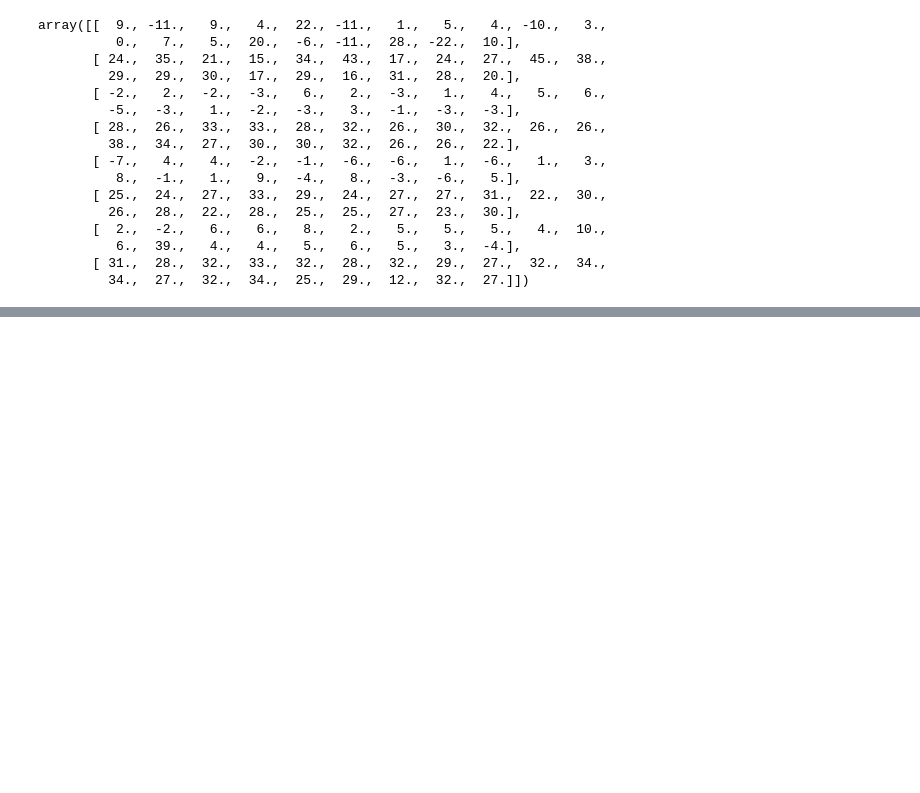
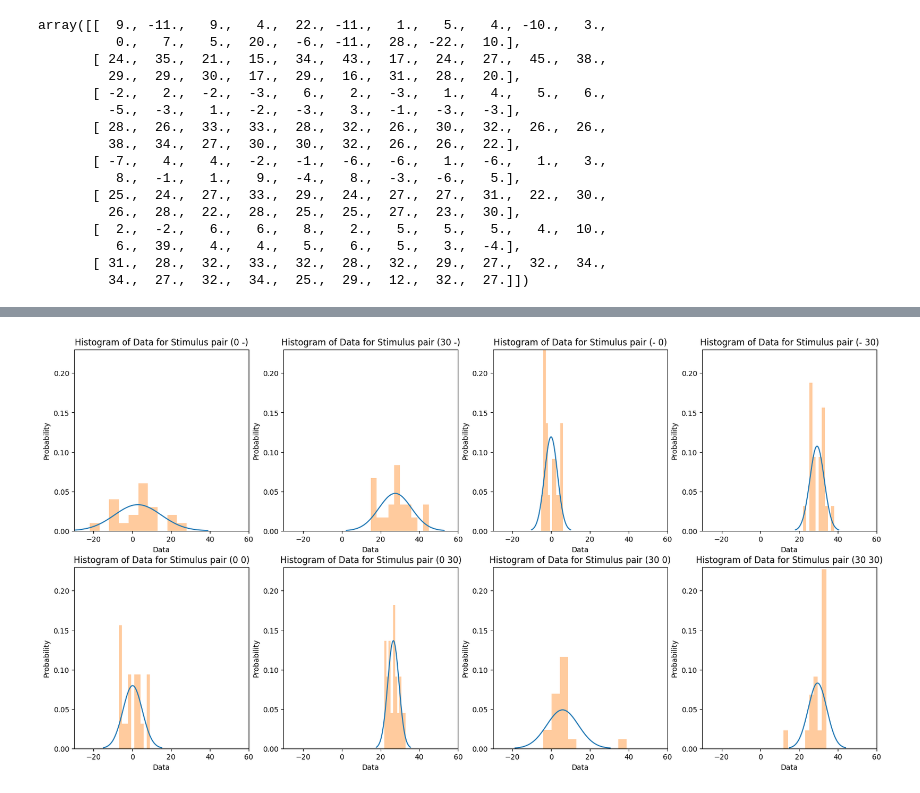
Before and after one commit to s180820/CogMod3, a Jupyter notebook: Notebooks/visualing.ipynb, the cells around one changed output, grey strips where cells are left out. Cells and saved outputs as stored; diff of their text form; code cells hidden in the pictures; blank space fills up the shorter version.

```diff
--- a/Notebooks/visualing.ipynb
+++ b/Notebooks/visualing.ipynb
@@ -69,0 +64,20 @@ def plot_mean_and_std(means, stds, title="Mean and Standard Deviation of Data",
+# %%
+def guassian_probability_density_function(x, mu, sigma):
+    """Calculate the probability density function of a guassian distribution"""
+    return (1/(sigma*np.sqrt(2*np.pi)))*np.exp(-((x-mu)**2)/(2*sigma**2))
+
+def plot_guassian_probability_density_function(mu, sigma, title="Guassian Probability Density Function", xlabel="Data", ylabel="Probability"):
+    """Plot the guassian probability density function"""
+    x = np.linspace(mu - 3*sigma, mu + 3*sigma, 100)
+    plt.plot(x, guassian_probability_density_function(x, mu, sigma))
+    plt.title(title)
+    plt.xlabel(xlabel)
+    plt.ylabel(ylabel)
+
+plt.figure(figsize=(20, 10))
+for i in range(len(data)):
+    plt.subplot(2, 4, i+1)
+    plot_guassian_probability_density_function(means[i], stds[i], title="Guassian Probability Density Function for Stimulus pair {}".format(names[i]))
+    seaborn_probability_histogram(data[i], bins=10, title="Histogram of Data for Stimulus pair {}".format(names[i]))
+# %% [output]
+[figure, added]
```
Also changed, not shown: parts of 4 cells of this notebook, 1 other file.
